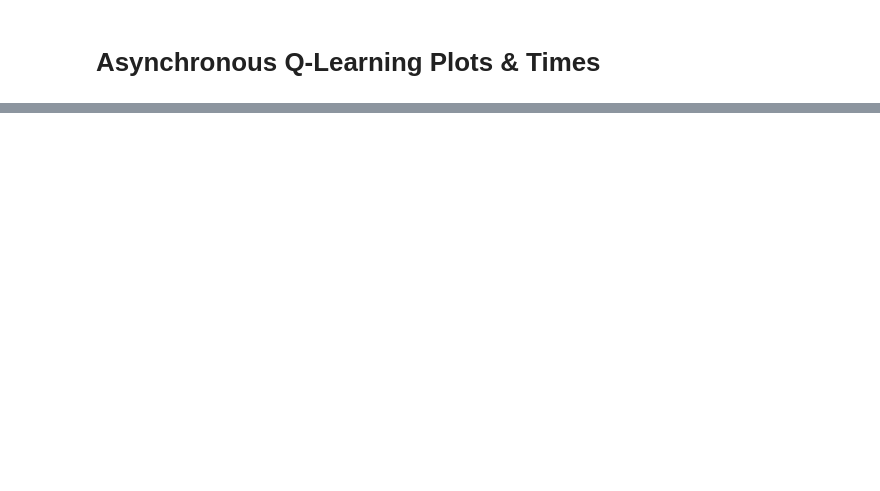
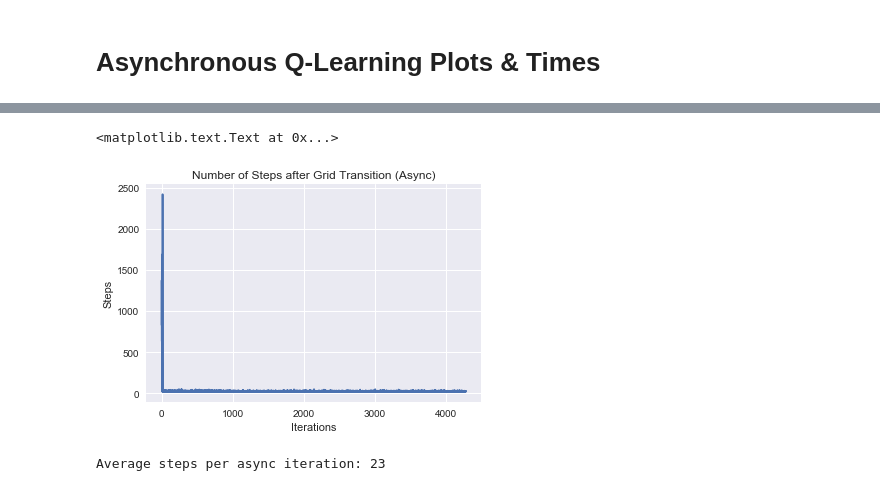
Before and after one commit to lstmemery/qlearning, a Jupyter notebook: src/qlearning.ipynb, the cells around one changed output, grey strips where cells are left out. Drawn from its saved outputs; the diff is of its cells as text; code cells hidden in the pictures; blank space fills up the shorter version.

```diff
--- a/src/qlearning.ipynb
+++ b/src/qlearning.ipynb
@@ -63,0 +81,12 @@ NameError: name 'iterations' is not defined
+# %%
+plt.plot(async_iterations[async_index:])
+plt.xlabel("Iterations")
+plt.ylabel("Steps")
+plt.title("Number of Steps after Grid Transition (Async)")
+# %% [output]
+<matplotlib.text.Text at 0x...>
+[figure, added]
+# %%
+print("Average steps per async iteration: {}".format(sum(async_iterations[-5:])/5))
+# %% [output]
+Average steps per async iteration: 23
```
Also changed, not shown: parts of 12 cells of this notebook.
